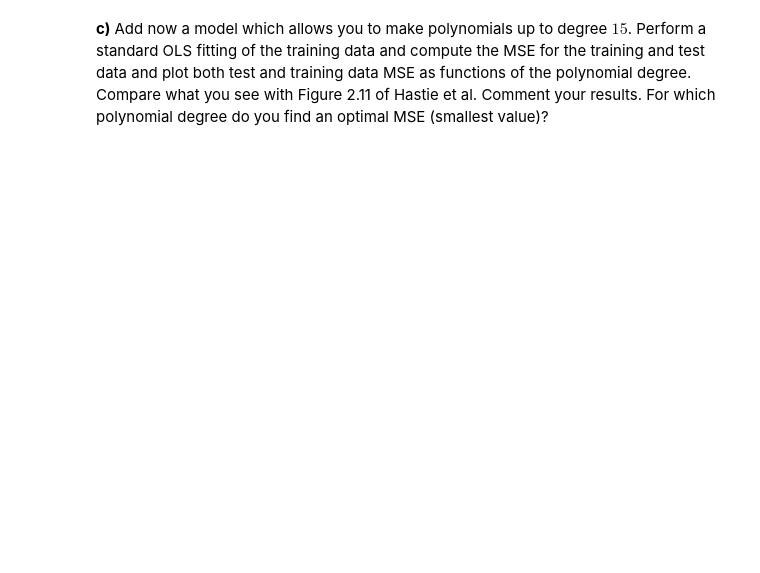
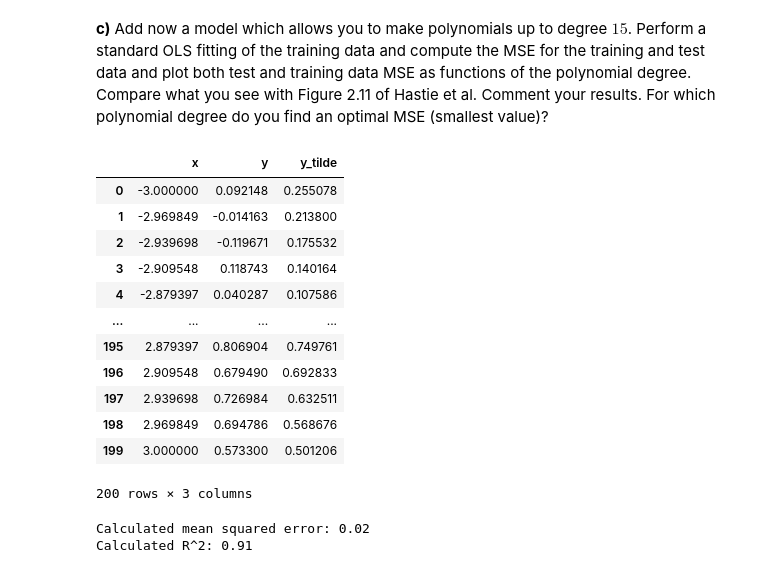
Before and after one commit to ericludvigs/MachineLearning, a Jupyter notebook: work/exercise_34.ipynb, the cells around one changed output. Drawn from its saved outputs; the diff is of its cells as text; code cells hidden in the pictures; blank space fills up the shorter version.

```diff
--- a/work/exercise_34.ipynb
+++ b/work/exercise_34.ipynb
@@ -317,3 +412,54 @@ and perform an ordinary least squares fitting and compute the mean squared error
 # %% [markdown]
 **c)**
 Add now a model which allows you to make polynomials up to degree $15$.  Perform a standard OLS fitting of the training data and compute the MSE for the training and test data and plot both test and training data MSE as functions of the polynomial degree. Compare what you see with Figure 2.11 of Hastie et al. Comment your results. For which polynomial degree do you find an optimal MSE (smallest value)?
+# %%
+def linear_regression_model(x, y, P):
+    if np.shape(x) != np.shape(y):
+        raise ValueError("x and y must be the same shape")
+    n = len(x)
+
+    X = np.zeros((n, P))
+    for exponent in range(0,P):
+        X[:,exponent] = x[:,0]**exponent
+
+    beta = (np.linalg.inv(X.T.dot(X))).dot(X.T).dot(y)
+
+    y_tilde = X @ beta
+
+    results_frame = pd.DataFrame({"x":x.flatten(), "y":y.flatten()})
+    results_frame["y_tilde"] = y_tilde.flatten()
+
+    return results_frame
+# %%
+# test function working
+np.random.seed()
+n = 200
+P = 6
+
+x = np.linspace(-3, 3, n).reshape(-1, 1)
+y = np.exp(-x**2) + 1.5 * np.exp(-(x-2)**2)+ np.random.normal(0, 0.1, x.shape)
+
+results_frame = linear_regression_model(x, y, P)
+
+display(results_frame)
+
+calculated_mse = custom_mse(results_frame["y"], results_frame["y_tilde"])
+print(f"Calculated mean squared error: {calculated_mse:.2f}")
+calculated_r2 = custom_r2(results_frame["y"], results_frame["y_tilde"])
+print(f"Calculated R^2: {calculated_r2:.2f}")
+# %% [output]
+|  | x | y | y_tilde |
+| 0 | -3.000000 | 0.092148 | 0.255078 |
+| 1 | -2.969849 | -0.014163 | 0.213800 |
+| 2 | -2.939698 | -0.119671 | 0.175532 |
+| 3 | -2.909548 | 0.118743 | 0.140164 |
+| 4 | -2.879397 | 0.040287 | 0.107586 |
+| ... | ... | ... | ... |
+| 195 | 2.879397 | 0.806904 | 0.749761 |
+| 196 | 2.909548 | 0.679490 | 0.692833 |
+| 197 | 2.939698 | 0.726984 | 0.632511 |
+| 198 | 2.969849 | 0.694786 | 0.568676 |
+| 199 | 3.000000 | 0.573300 | 0.501206 |
+200 rows × 3 columns
+Calculated mean squared error: 0.02
+Calculated R^2: 0.91
```
Also changed, not shown: parts of 10 cells of this notebook.
